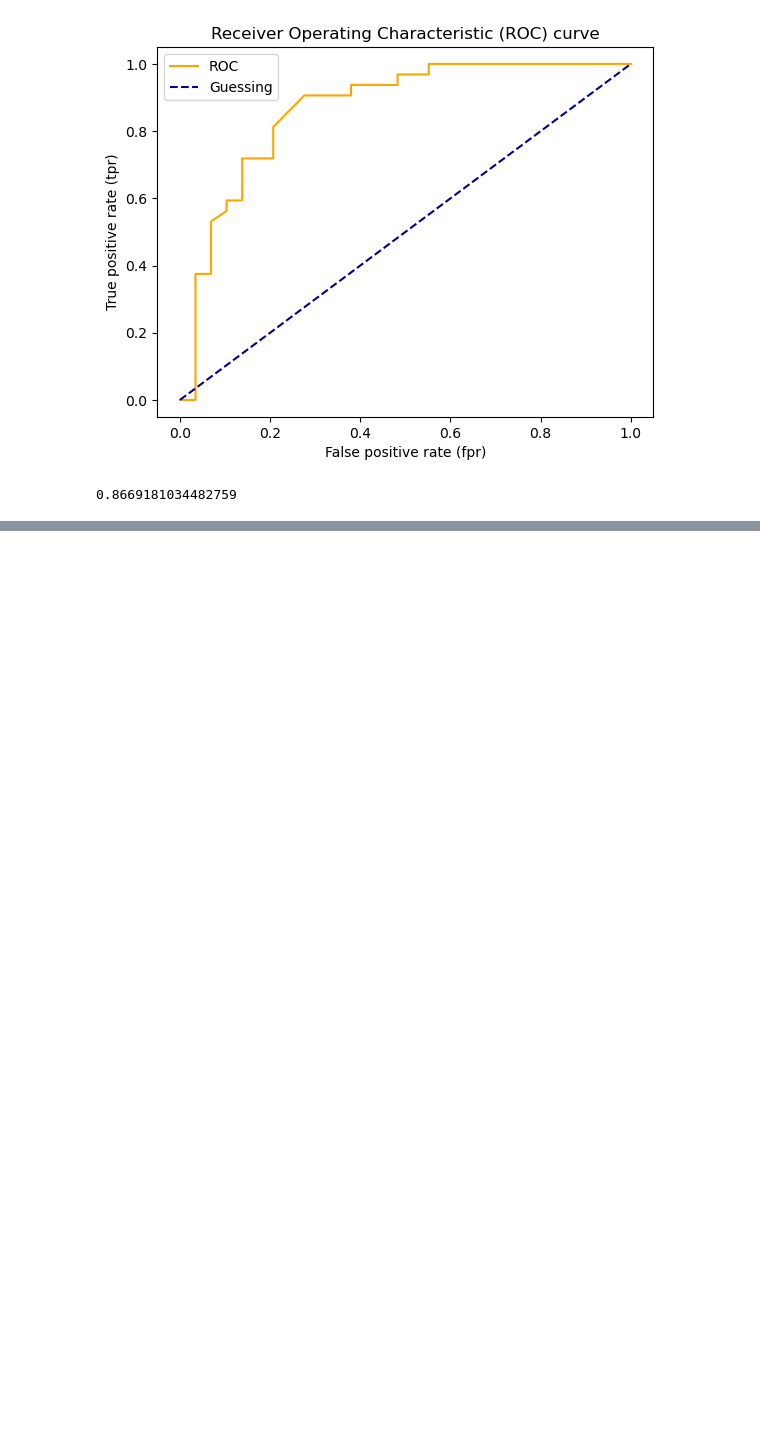
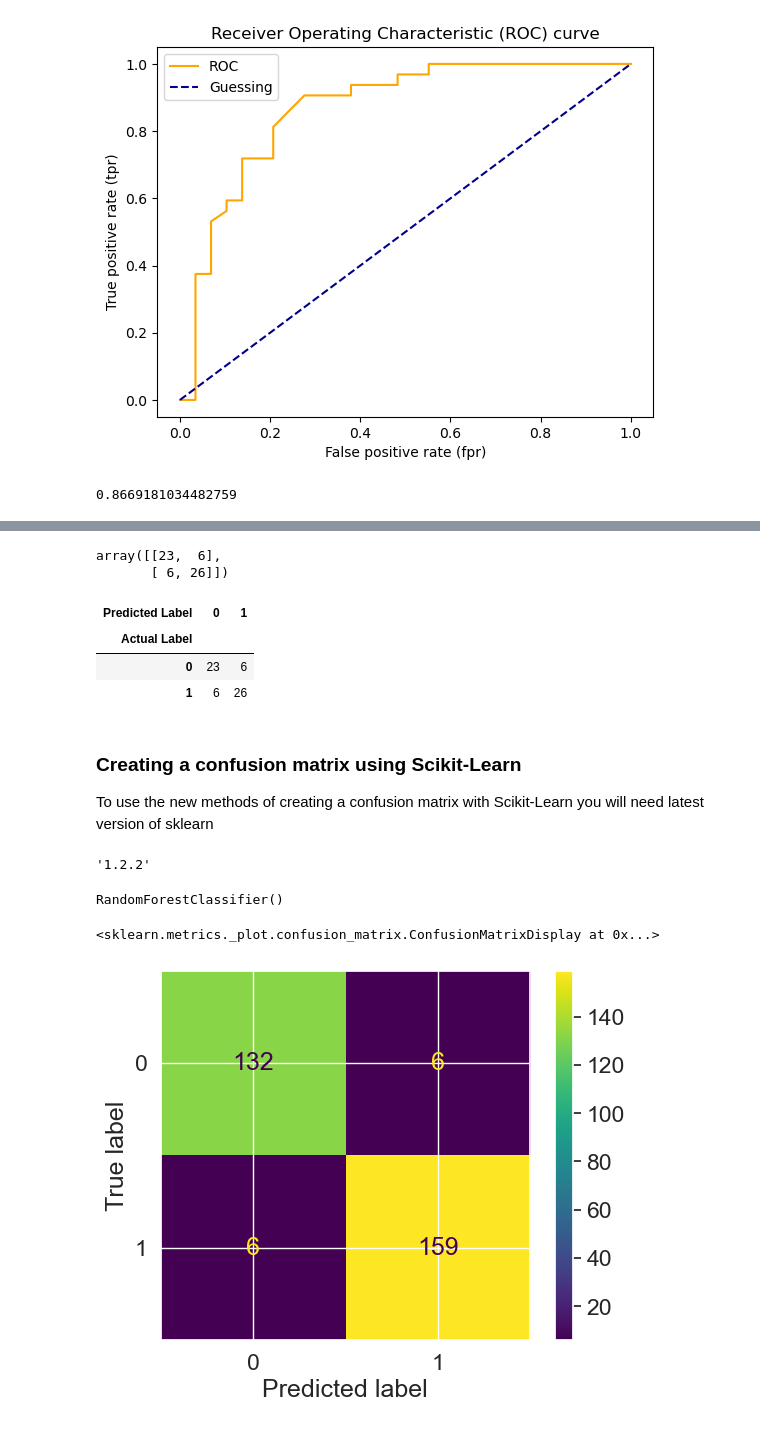
Before and after one commit to Tarun-Mittal-cell/dataAnalysisPandasNumpy, a Jupyter notebook: Introduction-to-scikit-learn.ipynb, the cells around one changed output, grey strips where cells are left out. Cells and saved outputs as stored; diff of their text form; code cells hidden in the pictures; blank space fills up the shorter version.

Commit message:
Using sklearn default lbrary for vis

```diff
--- a/Introduction-to-scikit-learn.ipynb
+++ b/Introduction-to-scikit-learn.ipynb
@@ -1336,0 +1343,38 @@ sns.heatmap(conf_mat);
+# %%
+from sklearn.metrics import confusion_matrix
+
+y_preds = clf.predict(X_test)
+
+confusion_matrix(y_test, y_preds)
+# %% [output]
+array([[23,  6],
+       [ 6, 26]])
+# %%
+pd.crosstab(y_test, y_preds,
+            rownames=["Actual Label"],
+            colnames=["Predicted Label"])
+# %% [output]
+| Predicted Label | 0 | 1 |
+| Actual Label |  |  |
+| 0 | 23 | 6 |
+| 1 | 6 | 26 |
+# %% [markdown]
+### Creating a confusion matrix using Scikit-Learn
+
+To use the new methods of creating a confusion matrix with Scikit-Learn you will need latest version of sklearn
+# %%
+import sklearn
+sklearn.__version__
+# %% [output]
+'1.2.2'
+# %%
+clf
+# %% [output]
+RandomForestClassifier()
+# %%
+from sklearn.metrics import ConfusionMatrixDisplay
+
+ConfusionMatrixDisplay.from_estimator(estimator=clf, X=X, y=y)
+# %% [output]
+<sklearn.metrics._plot.confusion_matrix.ConfusionMatrixDisplay at 0x...>
+[figure, added]
```
Also changed, not shown: parts of 16 cells of this notebook.
